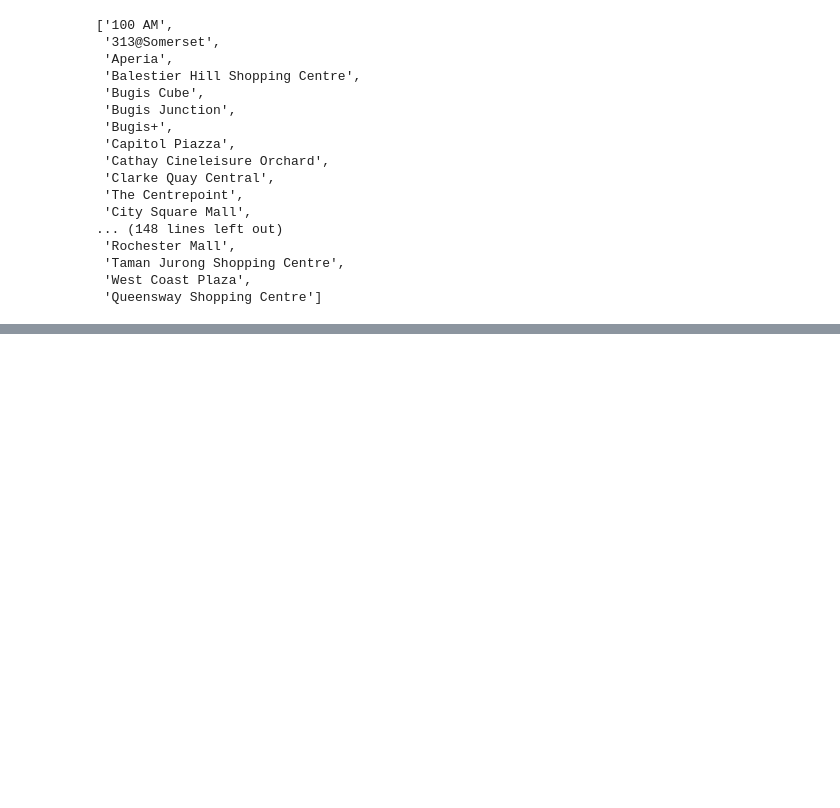
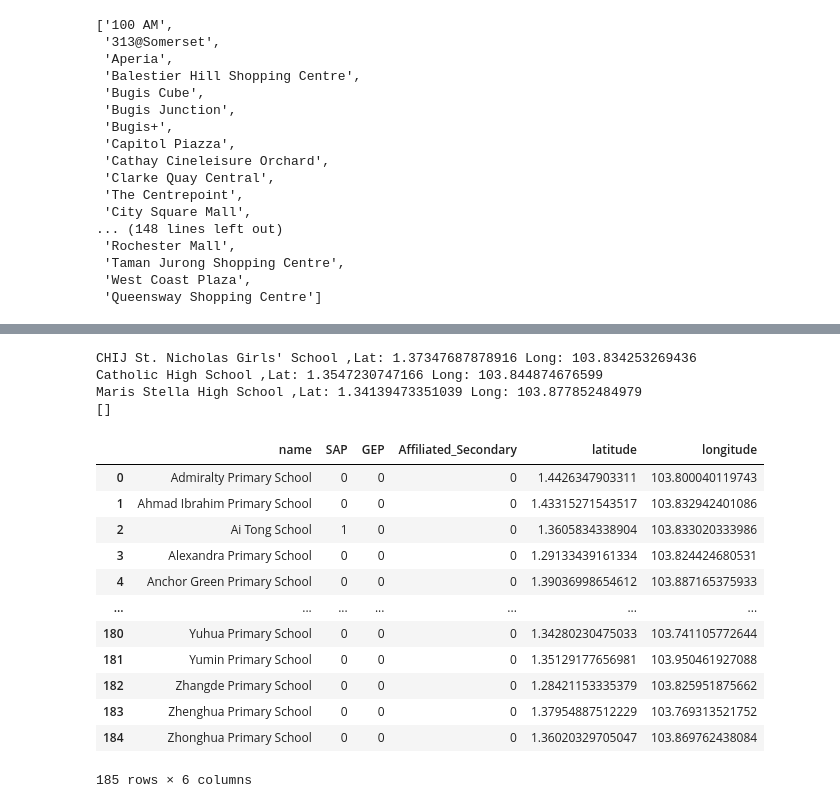
Before and after one commit to raychng/bt4222-project, a Jupyter notebook: data-cleaning.ipynb, the cells around one changed output, grey strips where cells are left out. Drawn from its saved outputs; the diff is of its cells as text; code cells hidden in the pictures; blank space fills up the shorter version.

```diff
--- a/data-cleaning.ipynb
+++ b/data-cleaning.ipynb
@@ -584,0 +759,38 @@ mrt_coordinates_df.to_csv('mrt_coordinates.csv')
+# %%
+sch_no_results_list = ["CHIJ St. Nicholas Girls' School", 'Catholic High School', 'Maris Stella High School']
+sch_no_results = get_lat_long(sch_no_results_list)
+# %% [output]
+CHIJ St. Nicholas Girls' School ,Lat: 1.37347687878916 Long: 103.834253269436
+Catholic High School ,Lat: 1.3547230747166 Long: 103.844874676599
+Maris Stella High School ,Lat: 1.34139473351039 Long: 103.877852484979
+[]
+# %%
+# merge all school coordinates together
+school_coordinates_df = pd.concat([school_coordinates_df, sch_no_results]).reset_index(drop = True)
+# %%
+def correct_sch_name(x):
+    if "(Primary Section)" in x:
+        return x.removesuffix(' (Primary Section)')
+    else:
+        return x
+# %%
+school_data_df['name'] = school_data_df['name'].apply(correct_sch_name)
+# %%
+# merge school attributes and lat long values
+school_data_df = school_data_df.merge(school_coordinates_df ,left_on = 'name', right_on = 'name')
+# %%
+school_data_df
+# %% [output]
+|  | name | SAP | GEP | Affiliated_Secondary | latitude | longitude |
+| 0 | Admiralty Primary School | 0 | 0 | 0 | 1.4426347903311 | 103.800040119743 |
+| 1 | Ahmad Ibrahim Primary School | 0 | 0 | 0 | 1.43315271543517 | 103.832942401086 |
+| 2 | Ai Tong School | 1 | 0 | 0 | 1.3605834338904 | 103.833020333986 |
+| 3 | Alexandra Primary School | 0 | 0 | 0 | 1.29133439161334 | 103.824424680531 |
+| 4 | Anchor Green Primary School | 0 | 0 | 0 | 1.39036998654612 | 103.887165375933 |
+| ... | ... | ... | ... | ... | ... | ... |
+| 180 | Yuhua Primary School | 0 | 0 | 0 | 1.34280230475033 | 103.741105772644 |
+| 181 | Yumin Primary School | 0 | 0 | 0 | 1.35129177656981 | 103.950461927088 |
+| 182 | Zhangde Primary School | 0 | 0 | 0 | 1.28421153335379 | 103.825951875662 |
+| 183 | Zhenghua Primary School | 0 | 0 | 0 | 1.37954887512229 | 103.769313521752 |
+| 184 | Zhonghua Primary School | 0 | 0 | 0 | 1.36020329705047 | 103.869762438084 |
+185 rows × 6 columns
```
Also changed, not shown: parts of 33 cells of this notebook, 6 other files.
